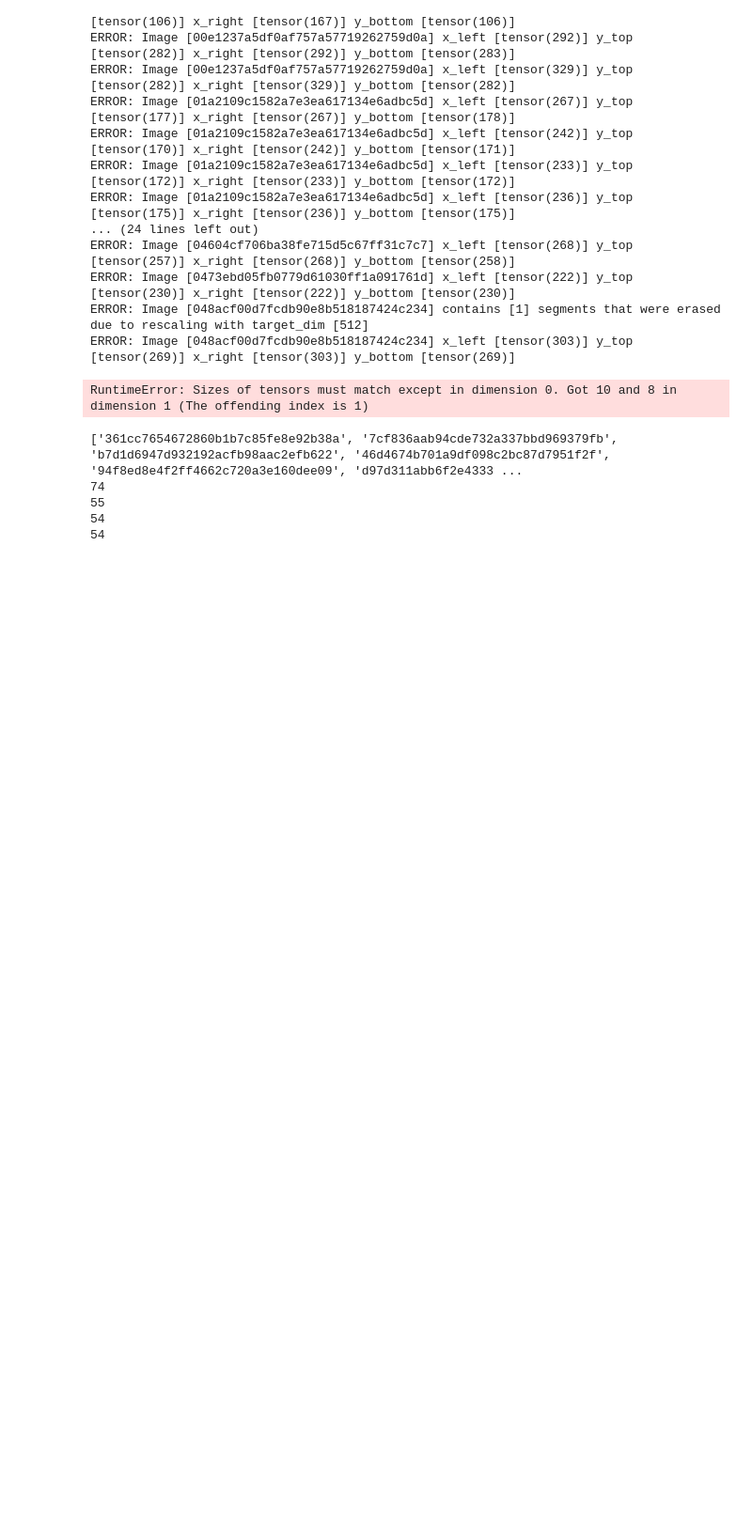
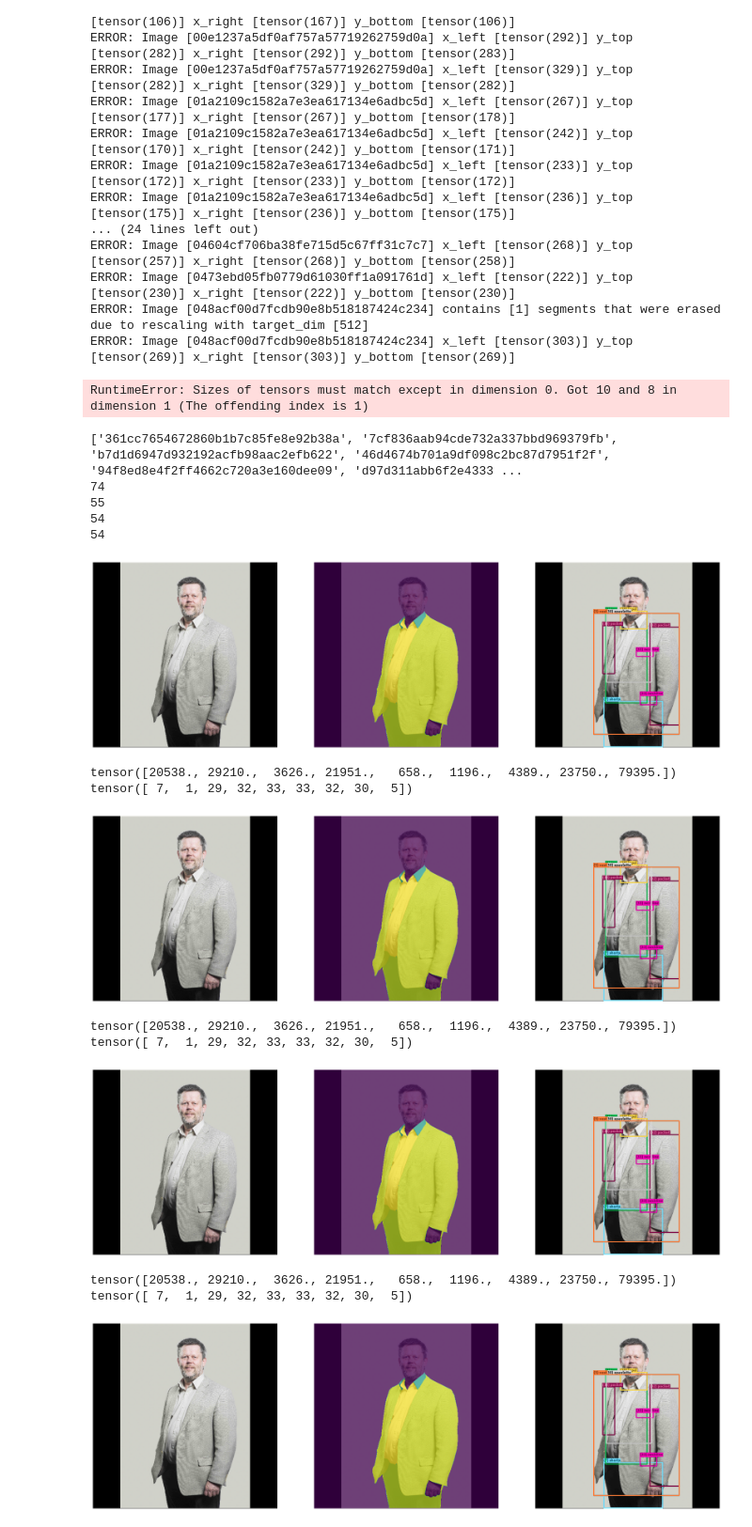
Before and after one commit to ofekp/imat, a Jupyter notebook: maskrcnn_effdet.ipynb, the cells around one changed output. Shown at 94% size. Saved outputs shown, nothing was run; the diff lists cells and outputs as text; code cells hidden in the pictures; blank space fills up the shorter version.

```diff
--- a/maskrcnn_effdet.ipynb
+++ b/maskrcnn_effdet.ipynb
@@ -1234,32 +1234,43 @@ for i in range(4):
         print(target['area'])
         print(target['labels'])
         break
 
 h5_reader = DatasetH5Reader("../imaterialist_" + str(target_dim) + ".hdf5")
 dataset = IMATDatasetH5PY(h5_reader, get_transform(train=True))
 print(len(dataset))
 for i, (img, target) in enumerate(dataset):
     print(img.shape)  # print the shape of the image
 #     print(d)
 #     print(d[1]['boxes'].shape)
 #     print(d[1]['labels'].shape)
 #     print(d[1]['masks'].shape)
 #     print(d[1]['area'].shape)
     print(target['img_scale'])
-    if i == 19:
+    if i == 199:
         break
 dataset.show_stats()
 
 dataset = IMATDataset(train_df, get_transform(train=True))
 print(len(dataset))
 for i, (img, target) in enumerate(dataset):
     print(img.shape)  # print the shape of the image
 #     print(d)
 #     print(d[1]['boxes'].shape)
 #     print(d[1]['labels'].shape)
 #     print(d[1]['masks'].shape)
 #     print(d[1]['area'].shape)
     print(target['img_scale'])
-    if i == 19:
+    if i == 199:
         break
 dataset.show_stats()
+# %% [output]
+[figure, added]
+tensor([20538., 29210.,  3626., 21951.,   658.,  1196.,  4389., 23750., 79395.])
+tensor([ 7,  1, 29, 32, 33, 33, 32, 30,  5])
+[figure, added]
+tensor([20538., 29210.,  3626., 21951.,   658.,  1196.,  4389., 23750., 79395.])
+tensor([ 7,  1, 29, 32, 33, 33, 32, 30,  5])
+[figure, added]
+tensor([20538., 29210.,  3626., 21951.,   658.,  1196.,  4389., 23750., 79395.])
+tensor([ 7,  1, 29, 32, 33, 33, 32, 30,  5])
+[figure, added]
```
Also changed, not shown: parts of 1 cell of this notebook.
